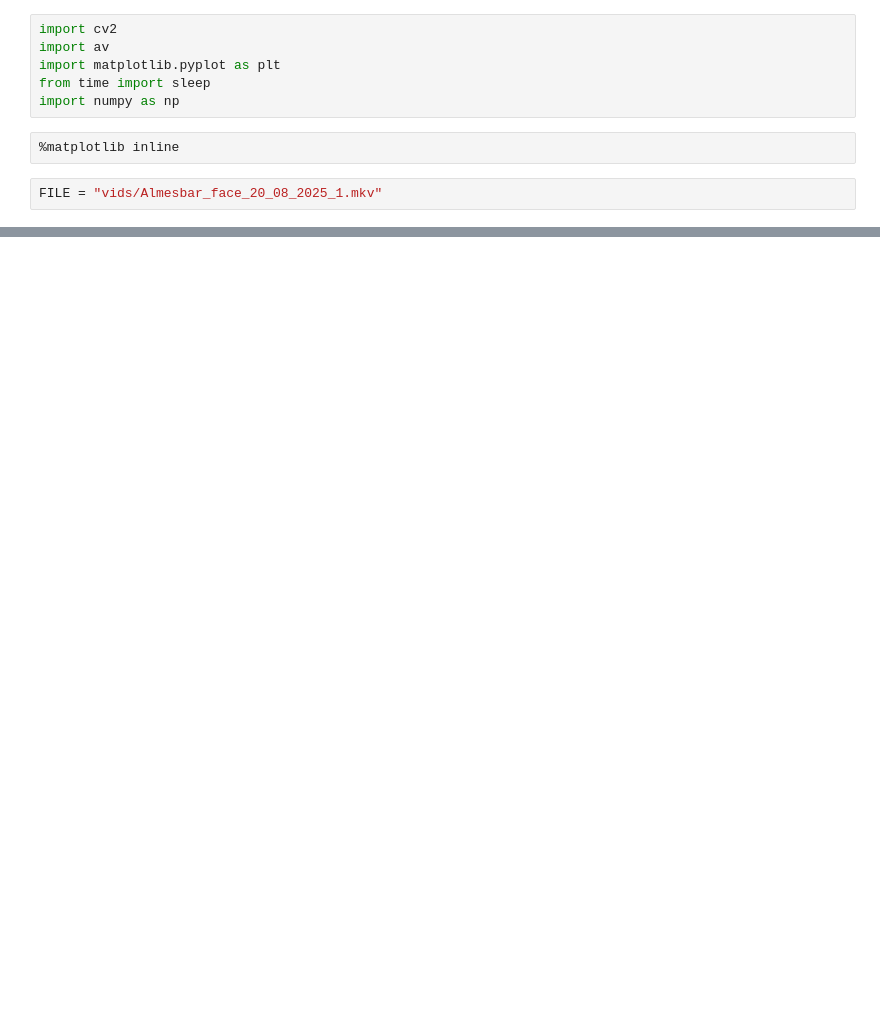
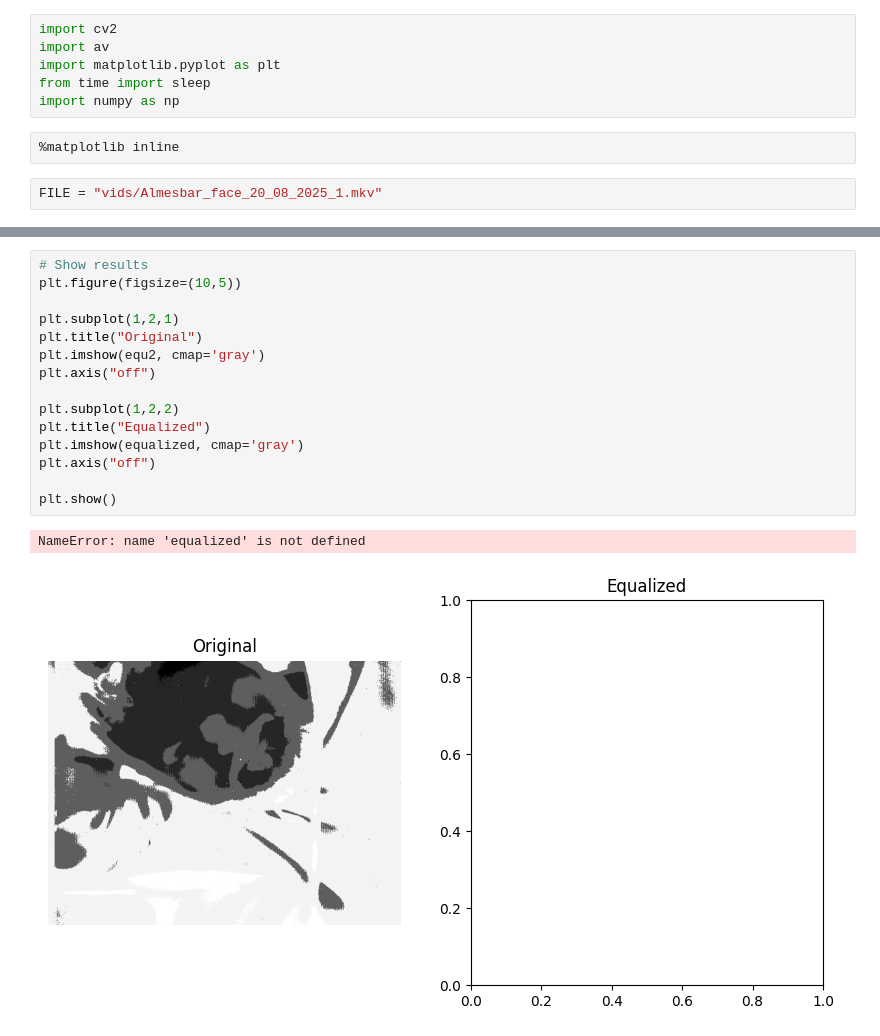
Before and after one commit to azzoz20011/ContrastEnhancement, a Jupyter notebook: read.ipynb, the cells around one changed output, grey strips where cells are left out. Saved outputs shown, nothing was run; the diff lists cells and outputs as text; blank space fills up the shorter version.

```diff
--- a/read.ipynb
+++ b/read.ipynb
@@ -48,0 +69,18 @@ plt.show()
+# %%
+# Show results
+plt.figure(figsize=(10,5))
+
+plt.subplot(1,2,1)
+plt.title("Original")
+plt.imshow(equ2, cmap='gray')
+plt.axis("off")
+
+plt.subplot(1,2,2)
+plt.title("Equalized")
+plt.imshow(equalized, cmap='gray')
+plt.axis("off")
+
+plt.show()
+# %% [output]
+NameError: name 'equalized' is not defined
+[figure, added]
```
Also changed, not shown: parts of 6 cells of this notebook, 1 other file.
